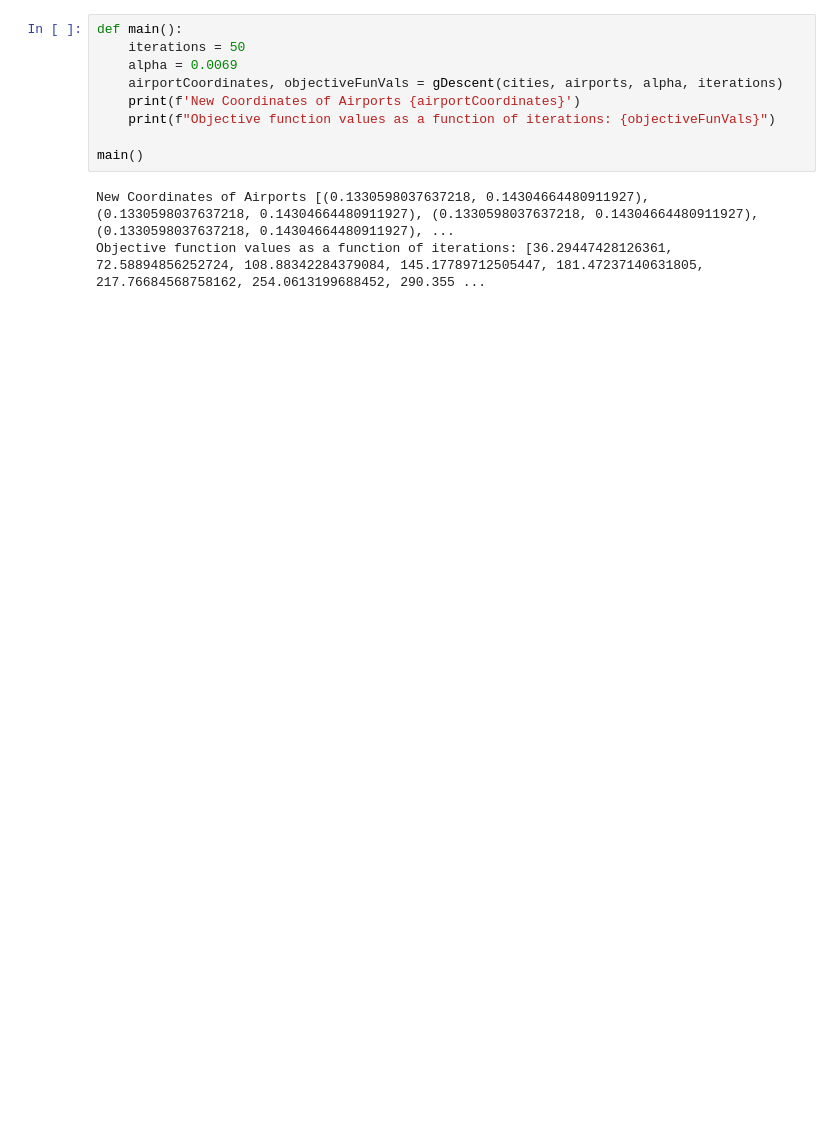
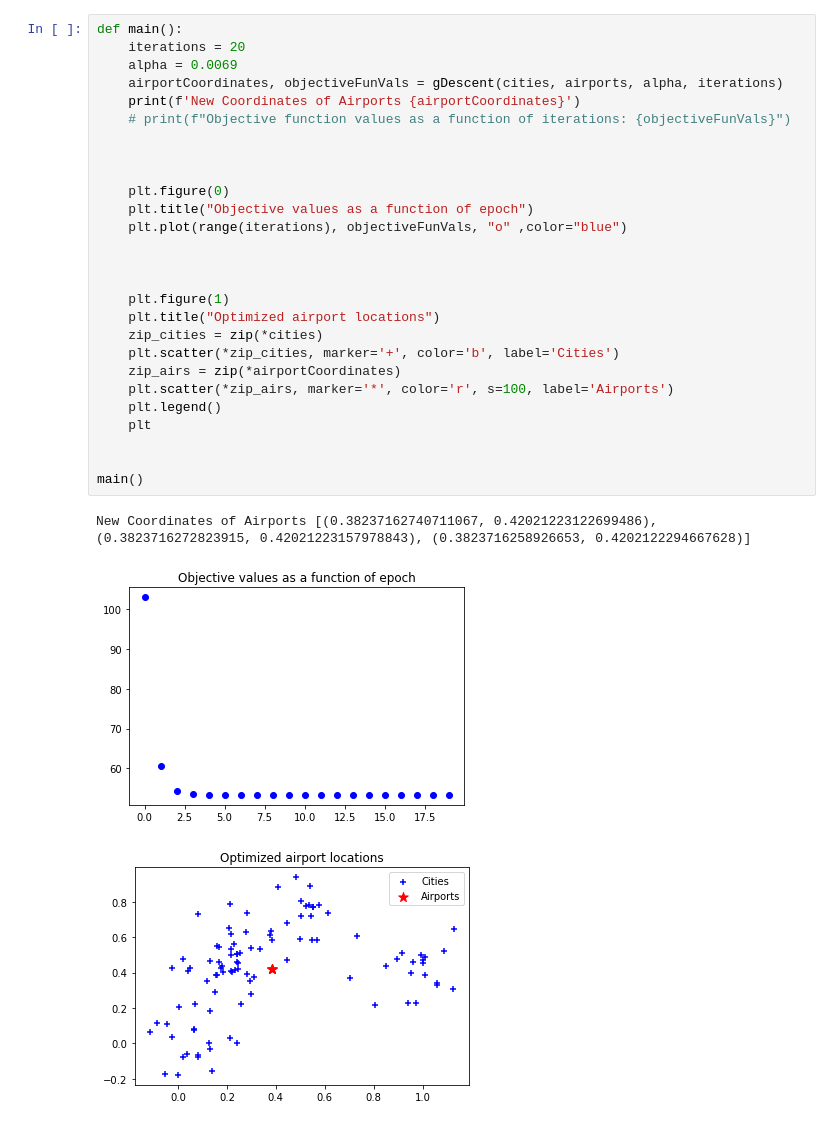
Before and after one commit to raymondgggg/CECS451, a Jupyter notebook: Assignment5/n-airports.ipynb, the cells around one changed output. Drawn from its saved outputs; the diff is of its cells as text; blank space fills up the shorter version.

```diff
--- a/Assignment5/n-airports.ipynb
+++ b/Assignment5/n-airports.ipynb
@@ -111,12 +120,31 @@ def gDescent(cities, airports, alpha, iterations):
 # %%
 def main():
-    iterations = 50
+    iterations = 20
     alpha = 0.0069
     airportCoordinates, objectiveFunVals = gDescent(cities, airports, alpha, iterations)
     print(f'New Coordinates of Airports {airportCoordinates}')
-    print(f"Objective function values as a function of iterations: {objectiveFunVals}")
+    # print(f"Objective function values as a function of iterations: {objectiveFunVals}")
+
+
+
+    plt.figure(0)
+    plt.title("Objective values as a function of epoch")
+    plt.plot(range(iterations), objectiveFunVals, "o" ,color="blue")
+
+
+
+    plt.figure(1)
+    plt.title("Optimized airport locations")
+    zip_cities = zip(*cities)
+    plt.scatter(*zip_cities, marker='+', color='b', label='Cities')
+    zip_airs = zip(*airportCoordinates)
+    plt.scatter(*zip_airs, marker='*', color='r', s=100, label='Airports')
+    plt.legend()
+    plt
+
 
 main()
 # %% [output]
-New Coordinates of Airports [(0.1330598037637218, 0.14304664480911927), (0.1330598037637218, 0.14304664480911927), (0.1330598037637218, 0.14304664480911927), (0.1330598037637218, 0.14304664480911927), ...
-Objective function values as a function of iterations: [36.29447428126361, 72.58894856252724, 108.88342284379084, 145.17789712505447, 181.47237140631805, 217.76684568758162, 254.0613199688452, 290.355 ...
+New Coordinates of Airports [(0.38237162740711067, 0.42021223122699486), (0.3823716272823915, 0.42021223157978843), (0.3823716258926653, 0.4202122294667628)]
+[figure, added]
+[figure, added]
```
Also changed, not shown: parts of 3 cells of this notebook.
